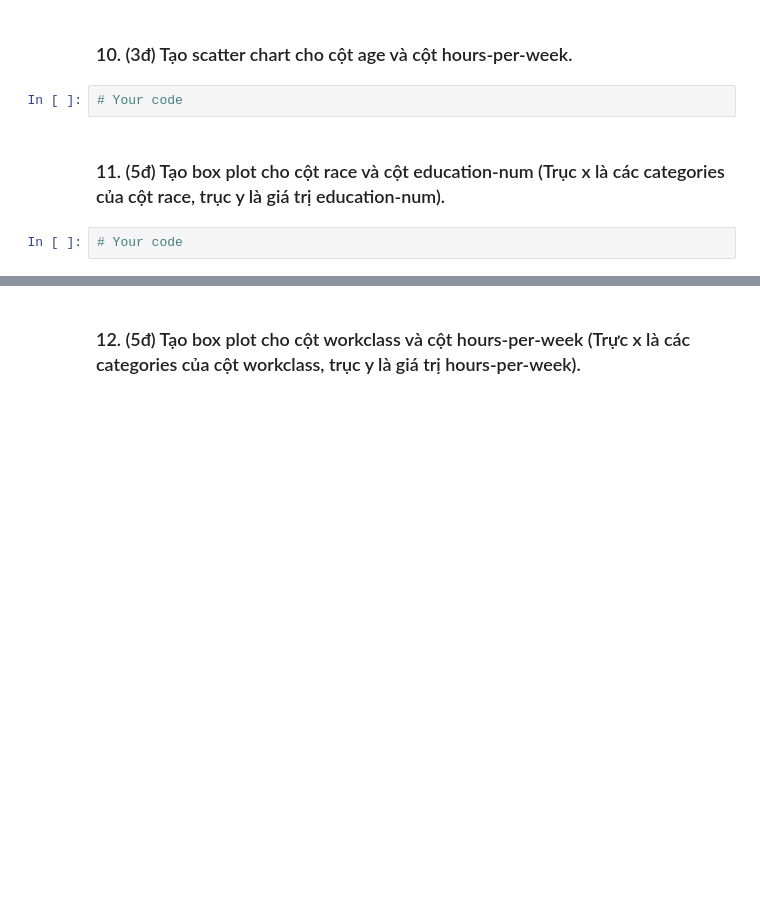
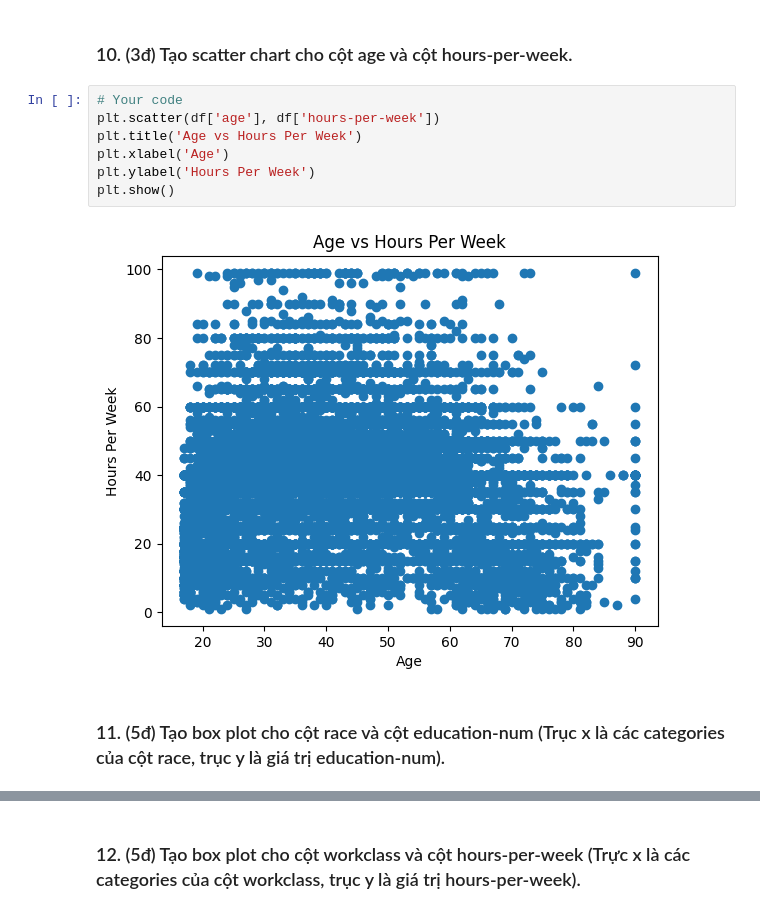
Before and after one commit to nguyenngochieu3127/git-practice, a Jupyter notebook: 12_online/adult.ipynb, the cells around one changed output, grey strips where cells are left out. Cells and saved outputs as stored; diff of their text form; blank space fills up the shorter version.

```diff
--- a/12_online/adult.ipynb
+++ b/12_online/adult.ipynb
@@ -149,9 +149,14 @@ plt.show()
 [figure]
 # %% [markdown]
 ### 10. (3đ) Tạo scatter chart cho cột age và cột hours-per-week.
-# %%
-# Your code
+# %%
+# Your code
+plt.scatter(df['age'], df['hours-per-week'])
+plt.title('Age vs Hours Per Week')
+plt.xlabel('Age')
+plt.ylabel('Hours Per Week')
+plt.show()
+# %% [output]
+[figure, added]
 # %% [markdown]
 ### 11. (5đ) Tạo box plot cho cột race và cột education-num (Trục x là các categories của cột race, trục y là giá trị education-num).
-# %%
-# Your code
```
Also changed, not shown: parts of 7 cells of this notebook.
